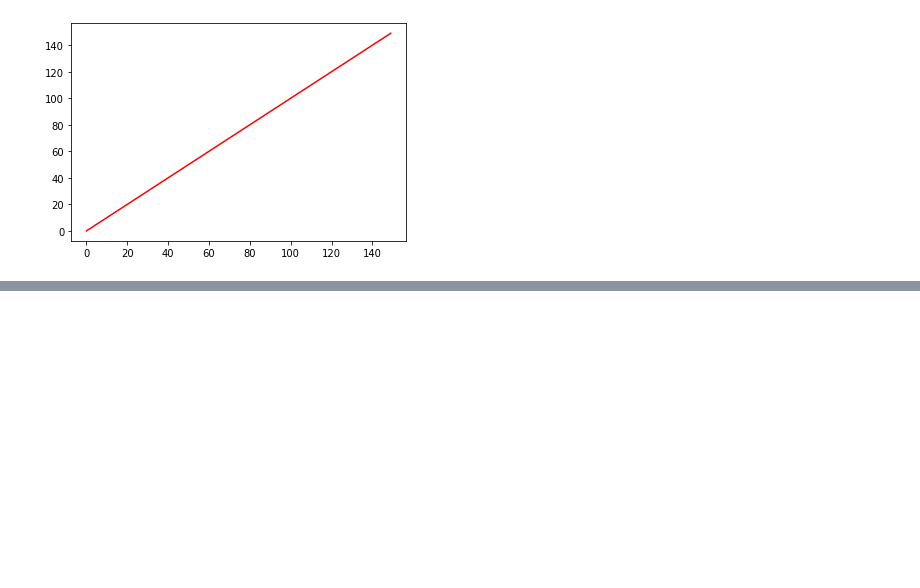
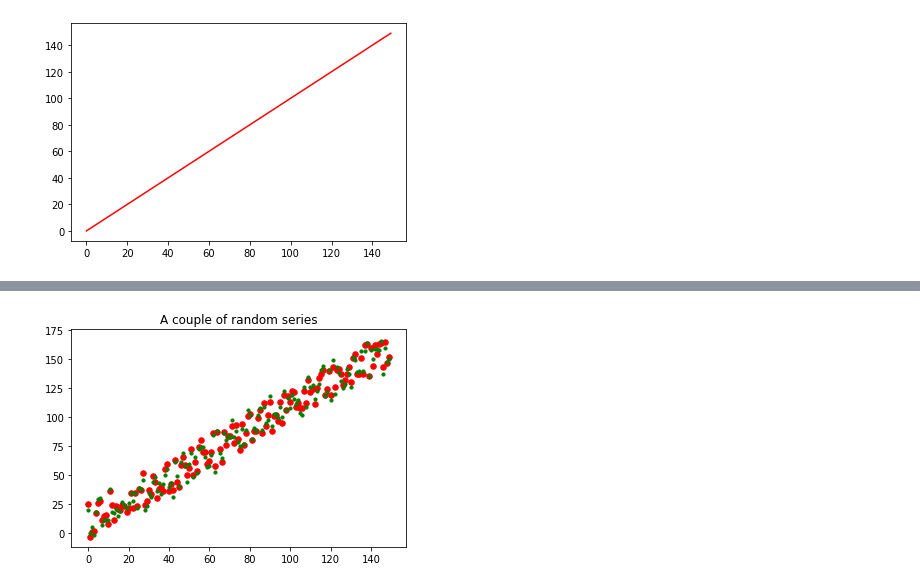
Before and after one commit to SaraPena/resources, a Jupyter notebook: matplotlib_intro_lesson.ipynb, the cells around one changed output, grey strips where cells are left out. Saved outputs shown, nothing was run; the diff lists cells and outputs as text; code cells hidden in the pictures; blank space fills up the shorter version.

```diff
--- a/matplotlib_intro_lesson.ipynb
+++ b/matplotlib_intro_lesson.ipynb
@@ -36,0 +64,8 @@ plt.show()
+# %%
+#Titles can be added with the .title method, and axis labels with the .xlabel and .ylabel methods.
+plt.scatter(range(len(x1)), x1, s=30, c = 'red')
+plt.scatter(range(len(x2)), x2, s=10, c = 'green')
+plt.title('A couple of random series')
+plt.show()
+# %% [output]
+[figure, added]
```
Also changed, not shown: parts of 6 cells of this notebook.
